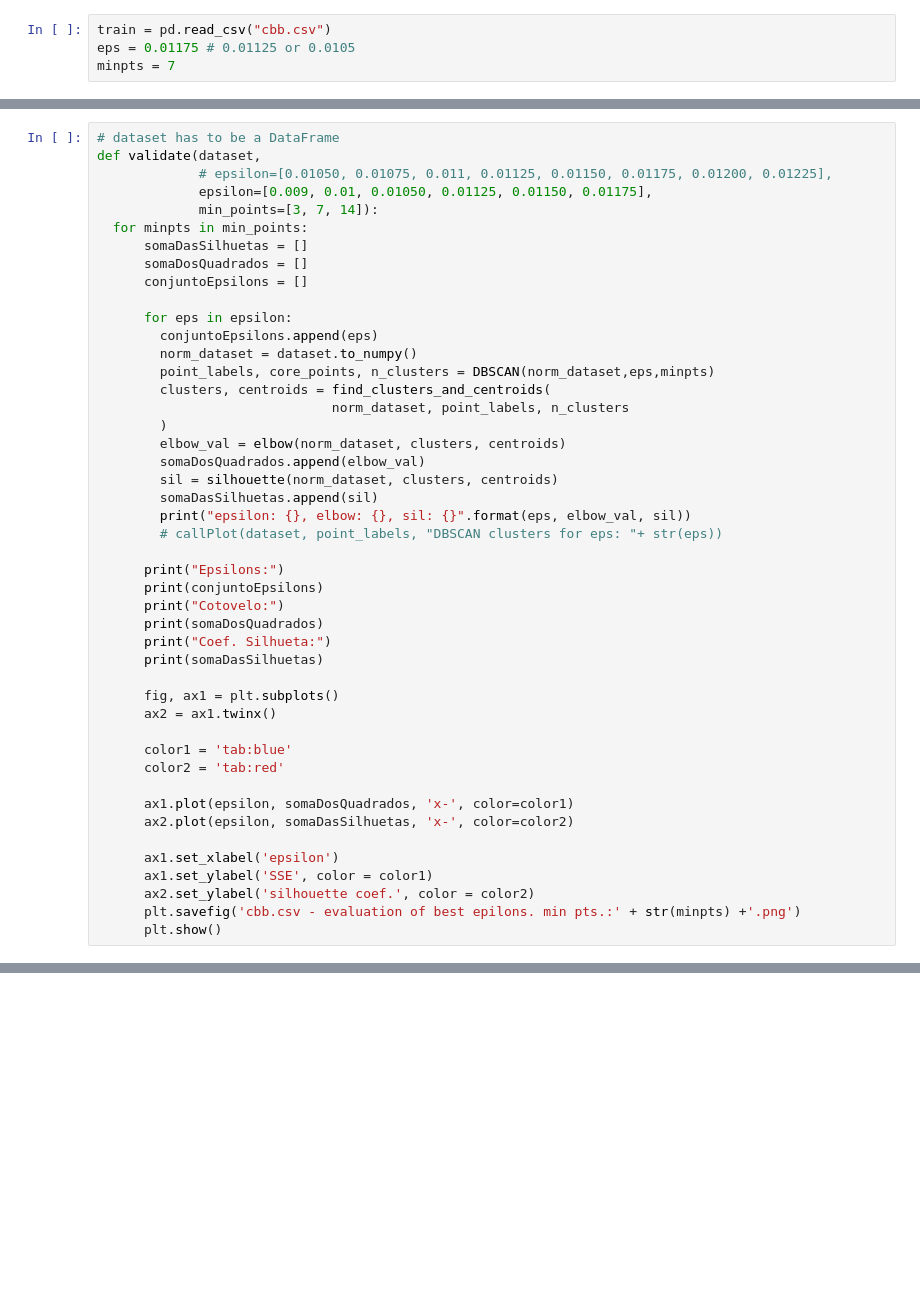
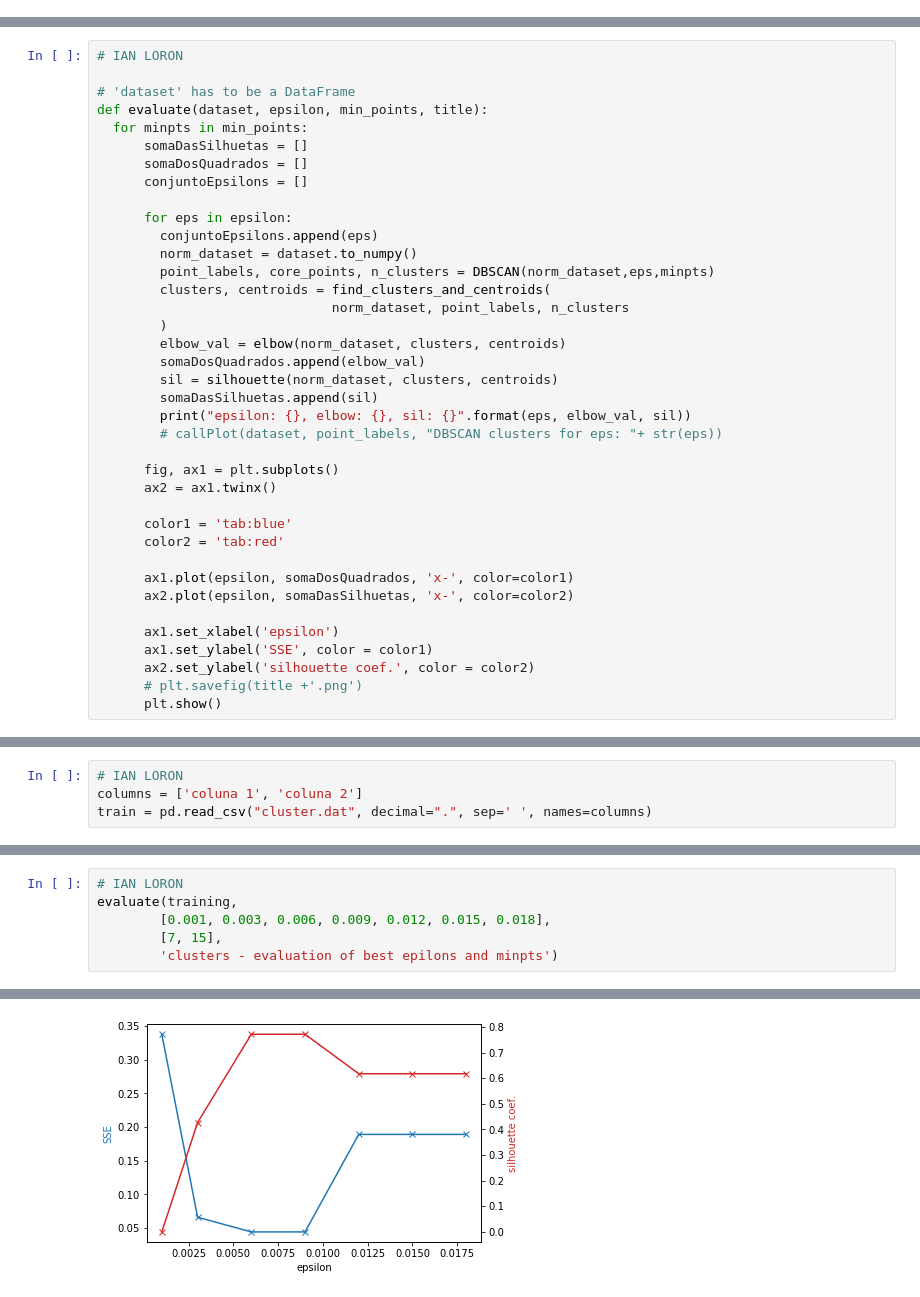
Before and after one commit to ianloron00/MachineLearning, a Jupyter notebook: P1/DBSCAN.ipynb, the cells around one changed output, grey strips where cells are left out. Saved outputs shown, nothing was run; the diff lists cells and outputs as text; blank space fills up the shorter version.

```diff
--- a/P1/DBSCAN.ipynb
+++ b/P1/DBSCAN.ipynb
@@ -9,7 +13,3 @@ import scipy.io as spio
 import collections
 from sklearn.model_selection import train_test_split
 from mpl_toolkits import mplot3d
-# %%
-train = pd.read_csv("cbb.csv")
-eps = 0.01175 # 0.01125 or 0.0105
-minpts = 7
@@ -179,11 +209,10 @@ def predict(pred_dataset, norm_orig_dataset, clusters, orig_point_labels, eps):
                     break
     return pred_point_labels
 # %%
-# dataset has to be a DataFrame
-def validate(dataset,
-             # epsilon=[0.01050, 0.01075, 0.011, 0.01125, 0.01150, 0.01175, 0.01200, 0.01225],
-             epsilon=[0.009, 0.01, 0.01050, 0.01125, 0.01150, 0.01175],
-             min_points=[3, 7, 14]):
+# IAN LORON
+
+# 'dataset' has to be a DataFrame
+def evaluate(dataset, epsilon, min_points, title):
   for minpts in min_points:
       somaDasSilhuetas = []
       somaDosQuadrados = []
@@ -203,13 +232,6 @@ def validate(dataset,
         print("epsilon: {}, elbow: {}, sil: {}".format(eps, elbow_val, sil))
         # callPlot(dataset, point_labels, "DBSCAN clusters for eps: "+ str(eps))
 
-      print("Epsilons:")
-      print(conjuntoEpsilons)
-      print("Cotovelo:")
-      print(somaDosQuadrados)
-      print("Coef. Silhueta:")
-      print(somaDasSilhuetas)
-
       fig, ax1 = plt.subplots()
       ax2 = ax1.twinx()
 
@@ -222,5 +244,5 @@ def validate(dataset,
       ax1.set_xlabel('epsilon')
       ax1.set_ylabel('SSE', color = color1)
       ax2.set_ylabel('silhouette coef.', color = color2)
-      plt.savefig('cbb.csv - evaluation of best epilons. min pts.:' + str(minpts) +'.png')
+      # plt.savefig(title +'.png')
       plt.show()
@@ -236,0 +249,4 @@ point_labels, core_points, n_clusters = DBSCAN(norm_train_np,eps,minpts)
+# %%
+# IAN LORON
+columns = ['coluna 1', 'coluna 2']
+train = pd.read_csv("cluster.dat", decimal=".", sep=' ', names=columns)
@@ -236,0 +262,7 @@ point_labels, core_points, n_clusters = DBSCAN(norm_train_np,eps,minpts)
+# %%
+# IAN LORON
+evaluate(training,
+        [0.001, 0.003, 0.006, 0.009, 0.012, 0.015, 0.018],
+        [7, 15],
+        'clusters - evaluation of best epilons and minpts')
+# %% [output]
@@ -236,0 +276 @@ point_labels, core_points, n_clusters = DBSCAN(norm_train_np,eps,minpts)
+[figure, added]
```
Also changed, not shown: parts of 49 cells of this notebook.
